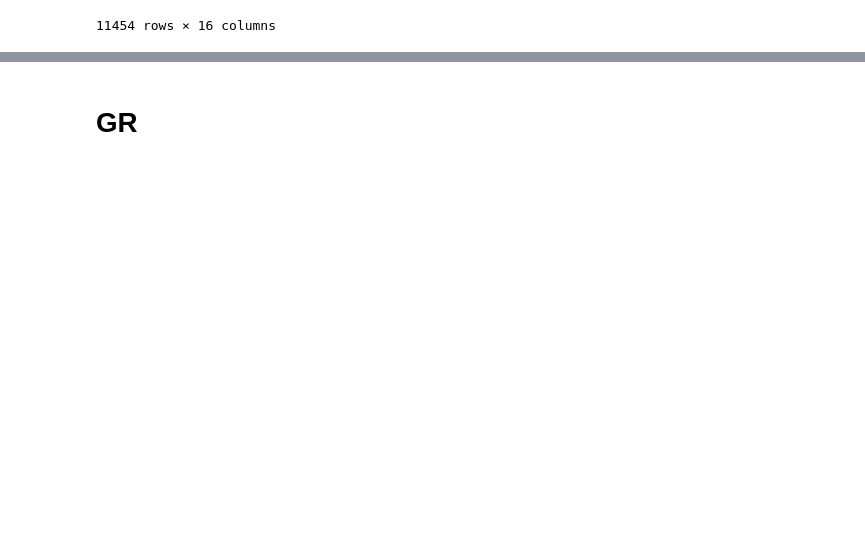
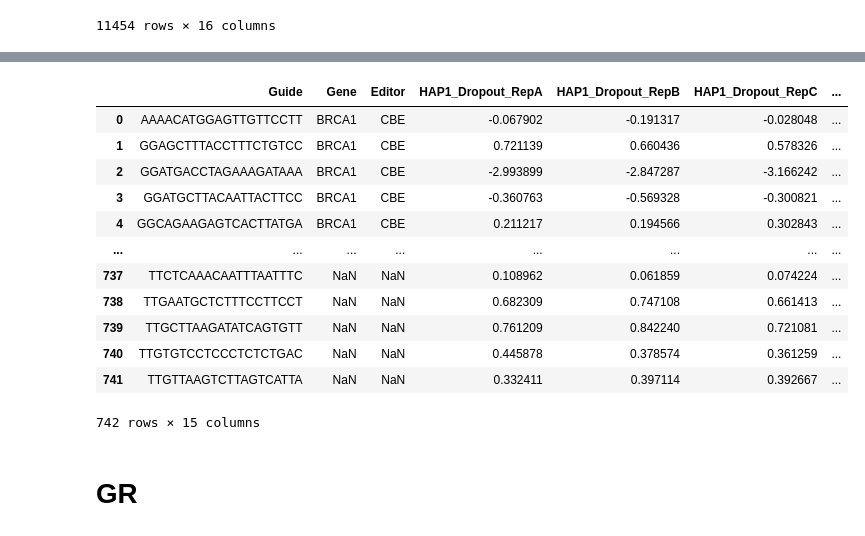
Before and after one commit to QuantitativeBiology/BECancerResistome, a Jupyter notebook: BECancerResistome/Processing/Test Gross.ipynb, the cells around one changed output, grey strips where cells are left out. Drawn from its saved outputs; the diff is of its cells as text; code cells hidden in the pictures; blank space fills up the shorter version.

```diff
--- a/BECancerResistome/Processing/Test Gross.ipynb
+++ b/BECancerResistome/Processing/Test Gross.ipynb
@@ -128,4 +92,4 @@ df.sort_values(by="Gene")
 | 11453 | TTTGTTGATGGCCTCTCGGA | NaN | NaN | 1515 | 1254 | 1113 | 957 | ... |
 11454 rows × 16 columns
 # %%
-df_lfc, df_zscores=RH_LFC_Z(df)
+df_lfc, df_zscores=RH_LFC_Z(df,"RH_PARP1_processed")
@@ -148,3 +96,19 @@ df_lfc
+# %%
+df_zscores
+# %% [output]
+|  | Guide | Gene | Editor | HAP1_Dropout_RepA | HAP1_Dropout_RepB | HAP1_Dropout_RepC | ... |
+| 0 | AAAACATGGAGTTGTTCCTT | BRCA1 | CBE | -0.067902 | -0.191317 | -0.028048 | ... |
+| 1 | GGAGCTTTACCTTTCTGTCC | BRCA1 | CBE | 0.721139 | 0.660436 | 0.578326 | ... |
+| 2 | GGATGACCTAGAAAGATAAA | BRCA1 | CBE | -2.993899 | -2.847287 | -3.166242 | ... |
+| 3 | GGATGCTTACAATTACTTCC | BRCA1 | CBE | -0.360763 | -0.569328 | -0.300821 | ... |
+| 4 | GGCAGAAGAGTCACTTATGA | BRCA1 | CBE | 0.211217 | 0.194566 | 0.302843 | ... |
+| ... | ... | ... | ... | ... | ... | ... | ... |
+| 737 | TTCTCAAACAATTTAATTTC | NaN | NaN | 0.108962 | 0.061859 | 0.074224 | ... |
+| 738 | TTGAATGCTCTTTCCTTCCT | NaN | NaN | 0.682309 | 0.747108 | 0.661413 | ... |
+| 739 | TTGCTTAAGATATCAGTGTT | NaN | NaN | 0.761209 | 0.842240 | 0.721081 | ... |
+| 740 | TTGTGTCCTCCCTCTCTGAC | NaN | NaN | 0.445878 | 0.378574 | 0.361259 | ... |
+| 741 | TTGTTAAGTCTTAGTCATTA | NaN | NaN | 0.332411 | 0.397114 | 0.392667 | ... |
+742 rows × 15 columns
 # %%
 df_lfc.to_csv("/Users/joanacorreia/Desktop/Tese/Tables/RH/RH_PARP1_LFC.csv", index=False)
 df_zscores.to_csv("/Users/joanacorreia/Desktop/Tese/Tables/RH/RH_PARP1_Zscores.csv", index=False)
```
Also changed, not shown: parts of 11 cells of this notebook, 1 other file.
